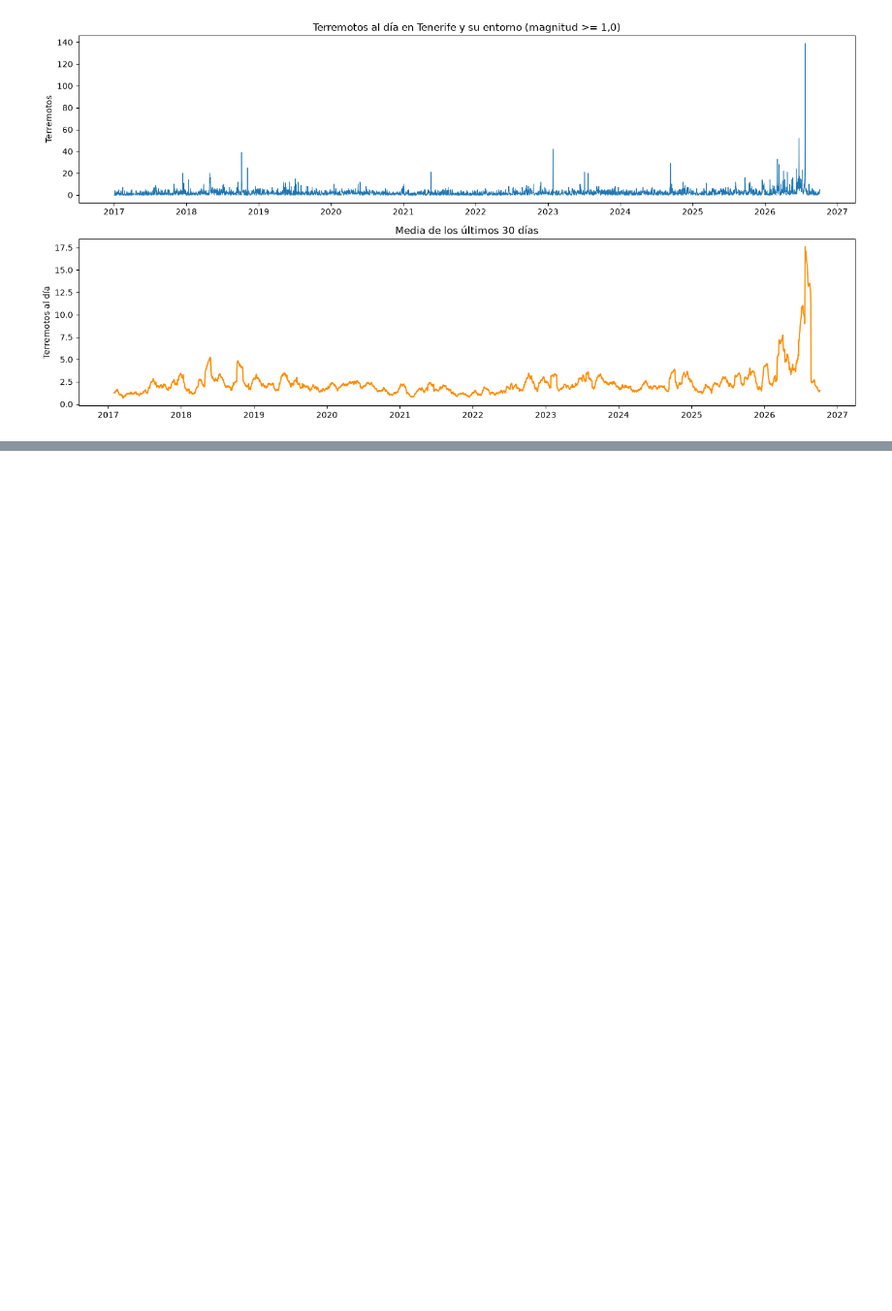
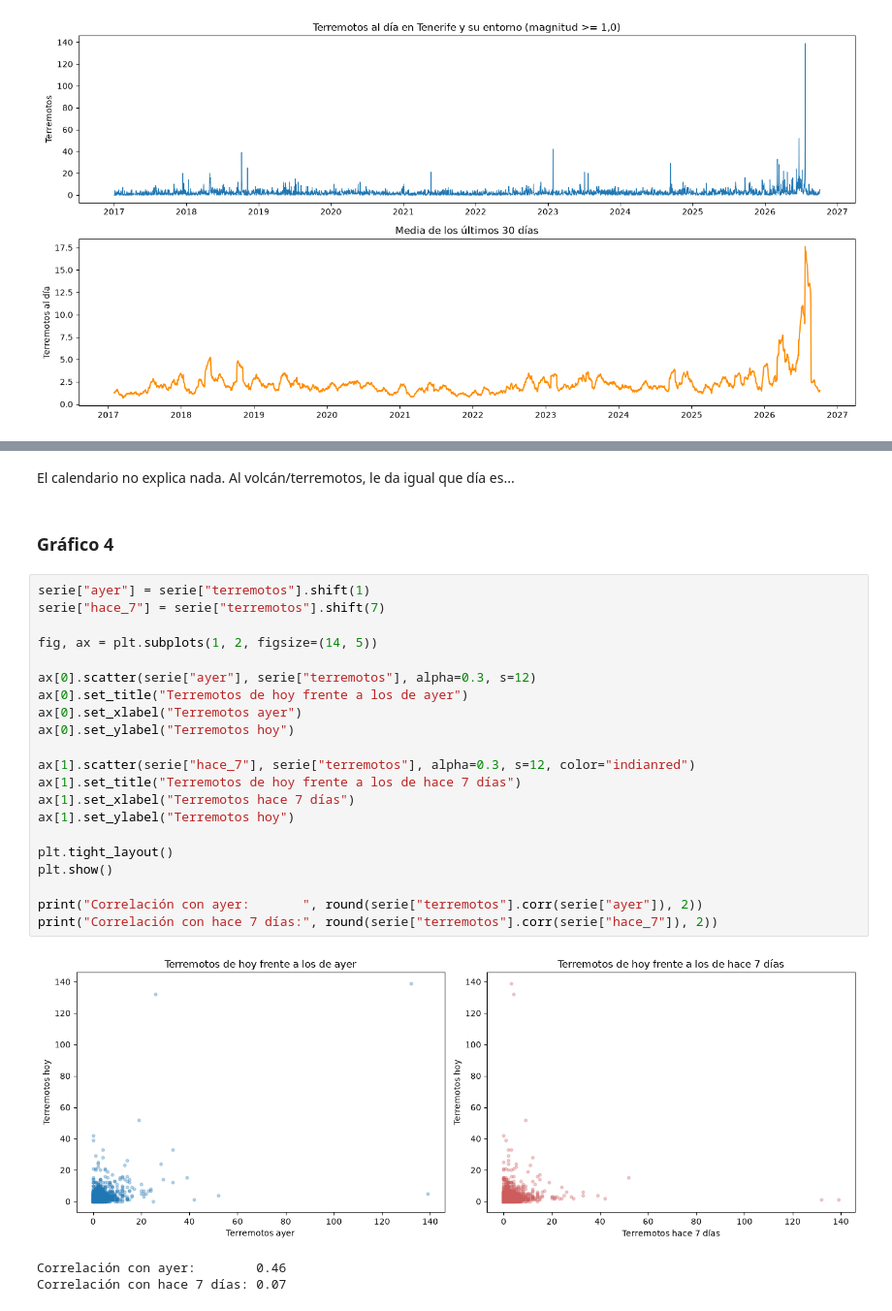
Before and after one commit to c0sh1/vulcano_earthquake, a Jupyter notebook: notebook/EDA.ipynb, the cells around one changed output, grey strips where cells are left out. Shown at 97% size. Saved outputs shown, nothing was run; the diff lists cells and outputs as text; blank space fills up the shorter version.

```diff
--- a/notebook/EDA.ipynb
+++ b/notebook/EDA.ipynb
@@ -336,0 +378,29 @@ serie.sort_values("terremotos", ascending=False).head(10)
+# %% [markdown]
+El calendario no explica nada. Al volcán/terremotos, le da igual que día es...
+# %% [markdown]
+### Gráfico 4
+# %%
+serie["ayer"] = serie["terremotos"].shift(1)
+serie["hace_7"] = serie["terremotos"].shift(7)
+
+fig, ax = plt.subplots(1, 2, figsize=(14, 5))
+
+ax[0].scatter(serie["ayer"], serie["terremotos"], alpha=0.3, s=12)
+ax[0].set_title("Terremotos de hoy frente a los de ayer")
+ax[0].set_xlabel("Terremotos ayer")
+ax[0].set_ylabel("Terremotos hoy")
+
+ax[1].scatter(serie["hace_7"], serie["terremotos"], alpha=0.3, s=12, color="indianred")
+ax[1].set_title("Terremotos de hoy frente a los de hace 7 días")
+ax[1].set_xlabel("Terremotos hace 7 días")
+ax[1].set_ylabel("Terremotos hoy")
+
+plt.tight_layout()
+plt.show()
+
+print("Correlación con ayer:       ", round(serie["terremotos"].corr(serie["ayer"]), 2))
+print("Correlación con hace 7 días:", round(serie["terremotos"].corr(serie["hace_7"]), 2))
+# %% [output]
+[figure, added]
+Correlación con ayer:        0.46
+Correlación con hace 7 días: 0.07
```
Also changed, not shown: parts of 14 cells of this notebook.
